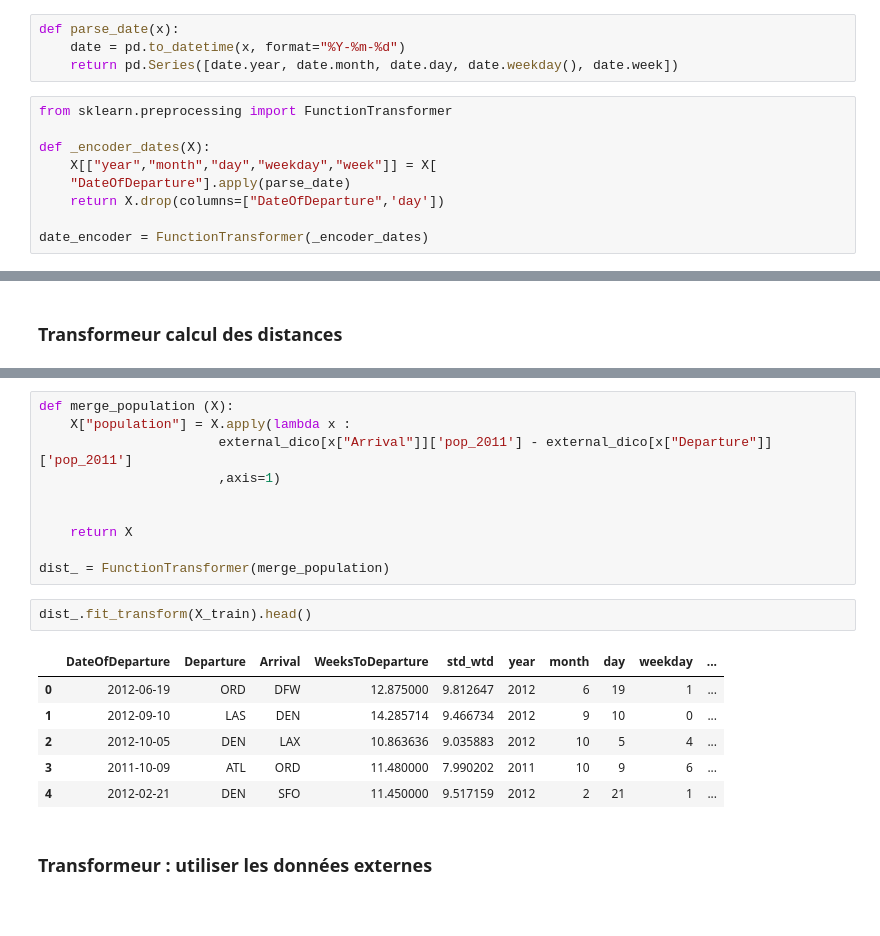
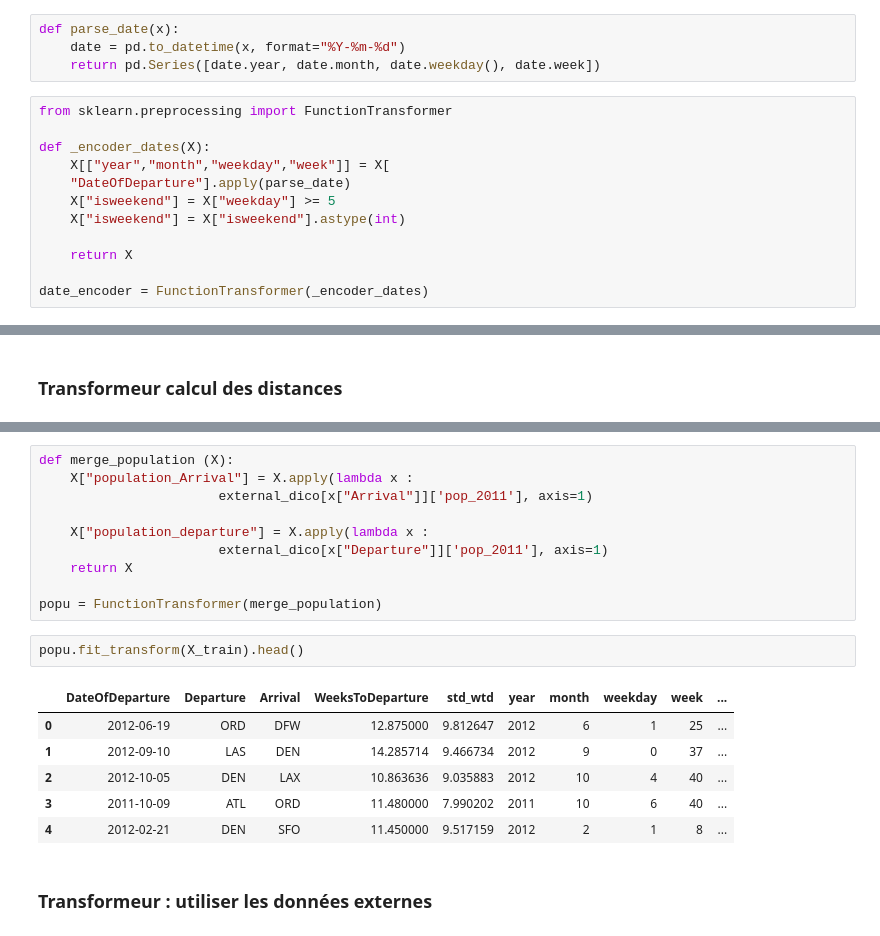
Before and after one commit to samirLazzali/air-passengers-prediction, a Jupyter notebook: start.ipynb, the cells around one changed output, grey strips where cells are left out. Cells and saved outputs as stored; diff of their text form.

```diff
--- a/start.ipynb
+++ b/start.ipynb
@@ -73,14 +88,17 @@ La mise en colonnes numériques des dates est une opération courante lorsque le
 # %%
 def parse_date(x):
     date = pd.to_datetime(x, format="%Y-%m-%d")
-    return pd.Series([date.year, date.month, date.day, date.weekday(), date.week])
+    return pd.Series([date.year, date.month, date.weekday(), date.week])
 # %%
 from sklearn.preprocessing import FunctionTransformer
 
 def _encoder_dates(X):
-    X[["year","month","day","weekday","week"]] = X[
+    X[["year","month","weekday","week"]] = X[
     "DateOfDeparture"].apply(parse_date)
-    return X.drop(columns=["DateOfDeparture",'day'])
+    X["isweekend"] = X["weekday"] >= 5
+    X["isweekend"] = X["isweekend"].astype(int)
+
+    return X
 
 date_encoder = FunctionTransformer(_encoder_dates)
 # %%
@@ -121,22 +134,22 @@ dist_.fit_transform(X_train).head()
 # %%
 def merge_population (X):
-    X["population"] = X.apply(lambda x :
-                       external_dico[x["Arrival"]]['pop_2011'] - external_dico[x["Departure"]]['pop_2011']
-                       ,axis=1)
+    X["population_Arrival"] = X.apply(lambda x :
+                       external_dico[x["Arrival"]]['pop_2011'], axis=1)
 
-
+    X["population_departure"] = X.apply(lambda x :
+                       external_dico[x["Departure"]]['pop_2011'], axis=1)
     return X
 
-dist_ = FunctionTransformer(merge_population)
+popu = FunctionTransformer(merge_population)
 # %%
-dist_.fit_transform(X_train).head()
+popu.fit_transform(X_train).head()
 # %% [output]
-|  | DateOfDeparture | Departure | Arrival | WeeksToDeparture | std_wtd | year | month | day | weekday | ... |
-| 0 | 2012-06-19 | ORD | DFW | 12.875000 | 9.812647 | 2012 | 6 | 19 | 1 | ... |
-| 1 | 2012-09-10 | LAS | DEN | 14.285714 | 9.466734 | 2012 | 9 | 10 | 0 | ... |
-| 2 | 2012-10-05 | DEN | LAX | 10.863636 | 9.035883 | 2012 | 10 | 5 | 4 | ... |
-| 3 | 2011-10-09 | ATL | ORD | 11.480000 | 7.990202 | 2011 | 10 | 9 | 6 | ... |
-| 4 | 2012-02-21 | DEN | SFO | 11.450000 | 9.517159 | 2012 | 2 | 21 | 1 | ... |
+|  | DateOfDeparture | Departure | Arrival | WeeksToDeparture | std_wtd | year | month | weekday | week | ... |
+| 0 | 2012-06-19 | ORD | DFW | 12.875000 | 9.812647 | 2012 | 6 | 1 | 25 | ... |
+| 1 | 2012-09-10 | LAS | DEN | 14.285714 | 9.466734 | 2012 | 9 | 0 | 37 | ... |
+| 2 | 2012-10-05 | DEN | LAX | 10.863636 | 9.035883 | 2012 | 10 | 4 | 40 | ... |
+| 3 | 2011-10-09 | ATL | ORD | 11.480000 | 7.990202 | 2011 | 10 | 6 | 40 | ... |
+| 4 | 2012-02-21 | DEN | SFO | 11.450000 | 9.517159 | 2012 | 2 | 1 | 8 | ... |
 # %% [markdown]
 ### Transformeur : utiliser les données externes
 # %% [markdown]
```
Also changed, not shown: parts of 70 cells of this notebook, 5 other files.
